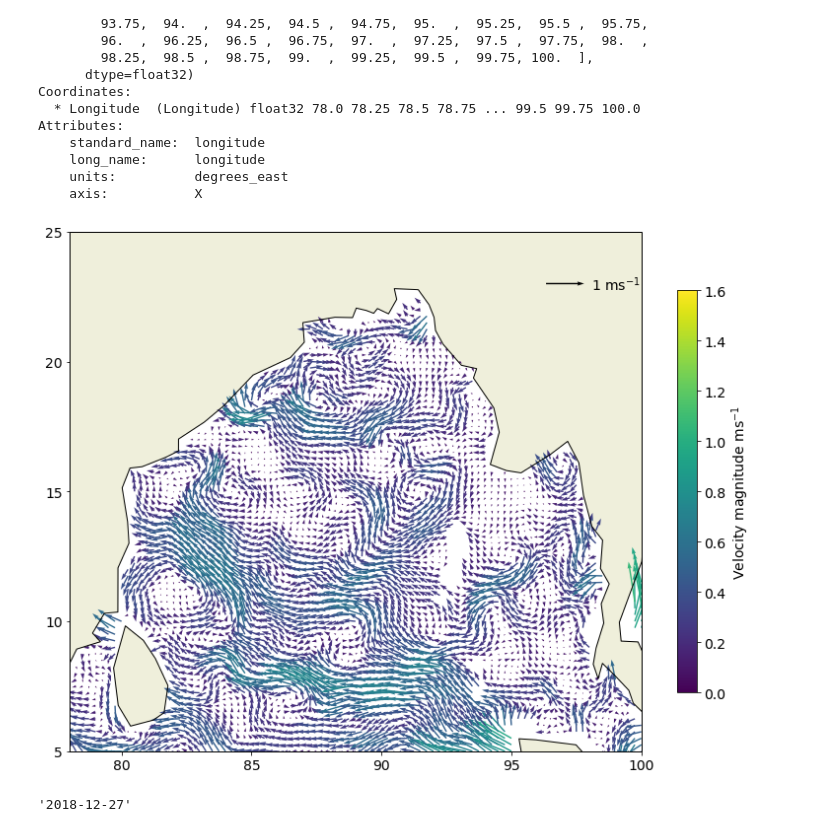
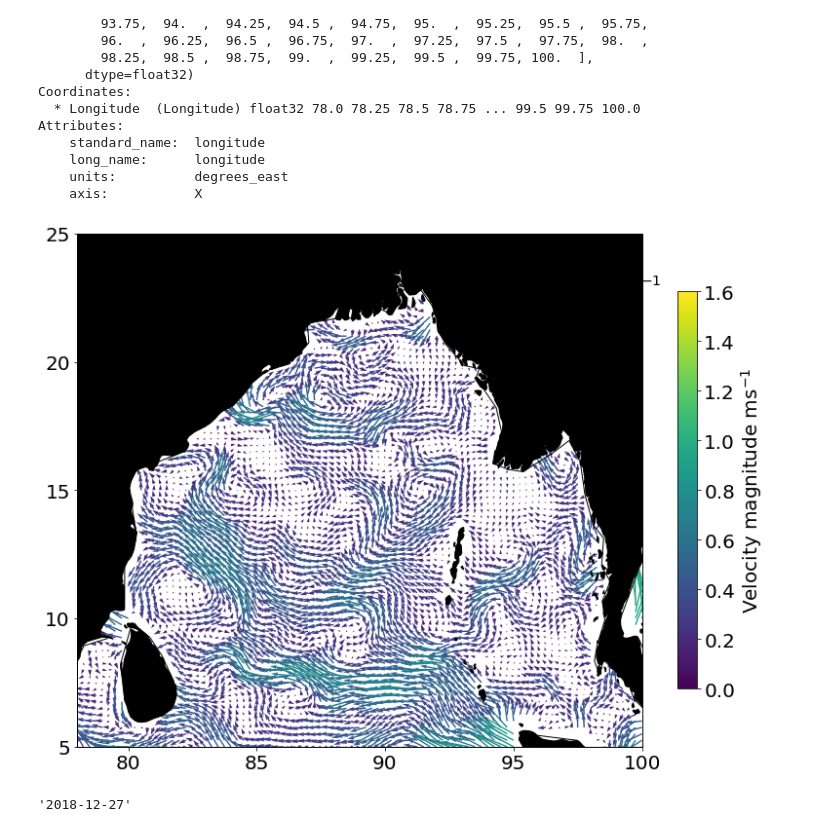
Before and after one commit to adityarn/ICTS_OMMBOB_2019, a Jupyter notebook: Currents_analysis.ipynb, the cells around one changed output. Cells and saved outputs as stored; diff of their text form; code cells hidden in the pictures.

```diff
--- a/Currents_analysis.ipynb
+++ b/Currents_analysis.ipynb
@@ -10,7 +10,12 @@ import matplotlib.gridspec as gridspec
 from matplotlib.colorbar import Colorbar
 import cartopy
 # %%
-matplotlib.rcParams.update({'font.size': 14})
+matplotlib.rcParams.update({'font.size': 20})
+# %%
+import cartopy.feature as cfeature
+land_50m = cfeature.NaturalEarthFeature('physical', 'land', '50m',
+                                        edgecolor='face',
+                                        facecolor= 'k')
 # %% [markdown]
 #### Open the currents dataset
 Dataset available from: www.mosdac.gov.in
@@ -77,27 +82,26 @@ Attributes:
 # %%
 plt.close(1)
 plt.figure(1, figsize=(15, 15))
 gs = gridspec.GridSpec(3, 2, height_ratios=[0.1, 1, 0.1], width_ratios=[1, 0.05])
 ax = plt.subplot(gs[:,0], projection=crs.PlateCarree())
 ax.coastlines()
 u = curr.U.sel(Depth=15, Time=curr.Time.values[40]).values
 v = curr.V.sel(Depth=15, Time=curr.Time.values[40]).values
 mag = np.sqrt(u**2 + v**2)
 
 Q = plt.quiver(curr.Longitude, curr.Latitude, u, v, mag, scale=15)
 ax.set_extent([78, 100, 5, 25])
 ax.set_xticks(np.arange(80, 101, 5) )
 ax.set_yticks(np.arange(5, 26, 5) )
 ax.quiverkey(Q, 0.9, 0.9, 1, '1 ms$^{-1}$', labelpos='E')
-ax.add_feature(cartopy.feature.LAND)
+ax.add_feature(land_50m)
 
-#longrid, latgrid = np.meshgrid(bathyS.lon.values, bathyS.lat.values)
-#ax.contourf(longrid, latgrid, bathyS.elevation.where(bathyS.elevation > 0).values, cmap='Greens' )
+plt.text(80,20, str.split(str(curr.time.values), 'T')[0], color='0.99')
 
 plt.colorbar(Q, plt.clim(0,1.6), ax=ax, shrink=0.5, label="Velocity magnitude ms$^{-1}$")
 plt.show()
 # %% [output]
-[figure, old version]
+[figure, new version]
 # %%
 str.split(str(t.values), 'T')[0]
 # %% [output]
```
Also changed, not shown: parts of 13 cells of this notebook, 1 other file.
